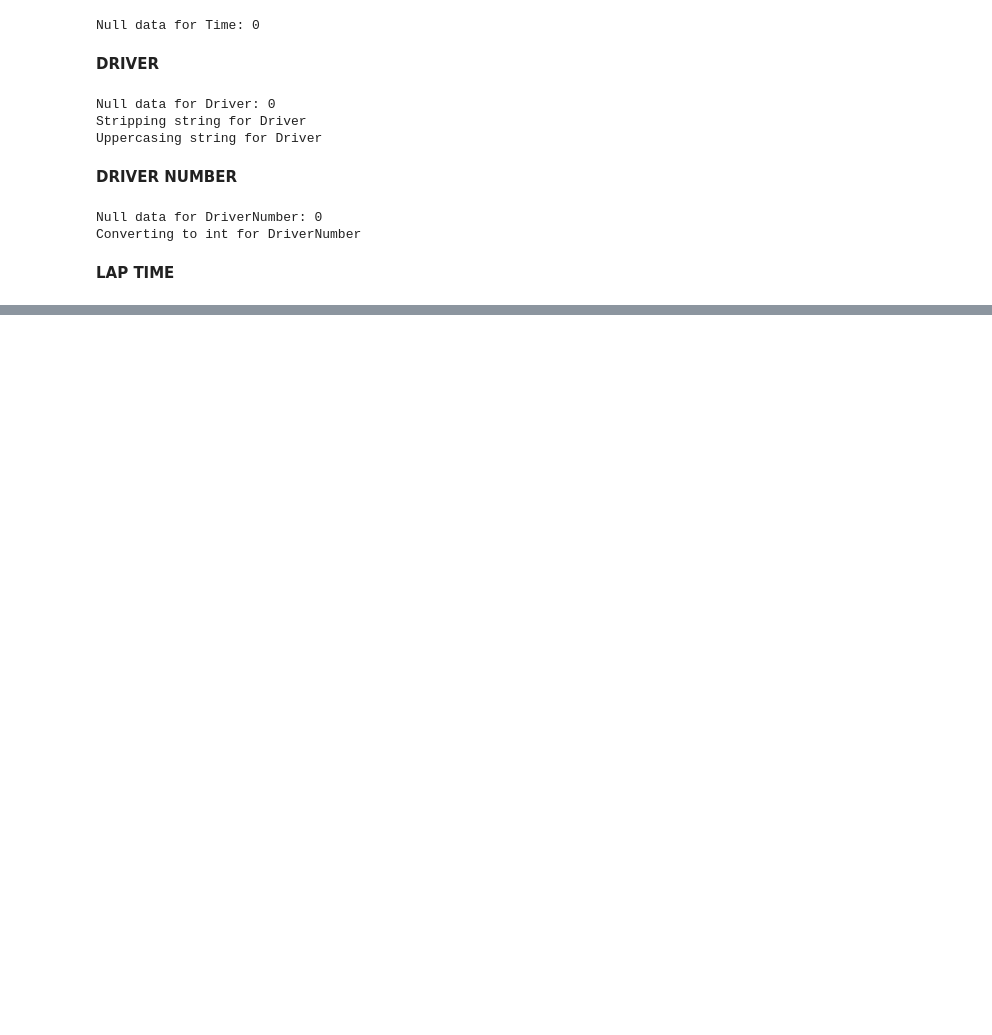
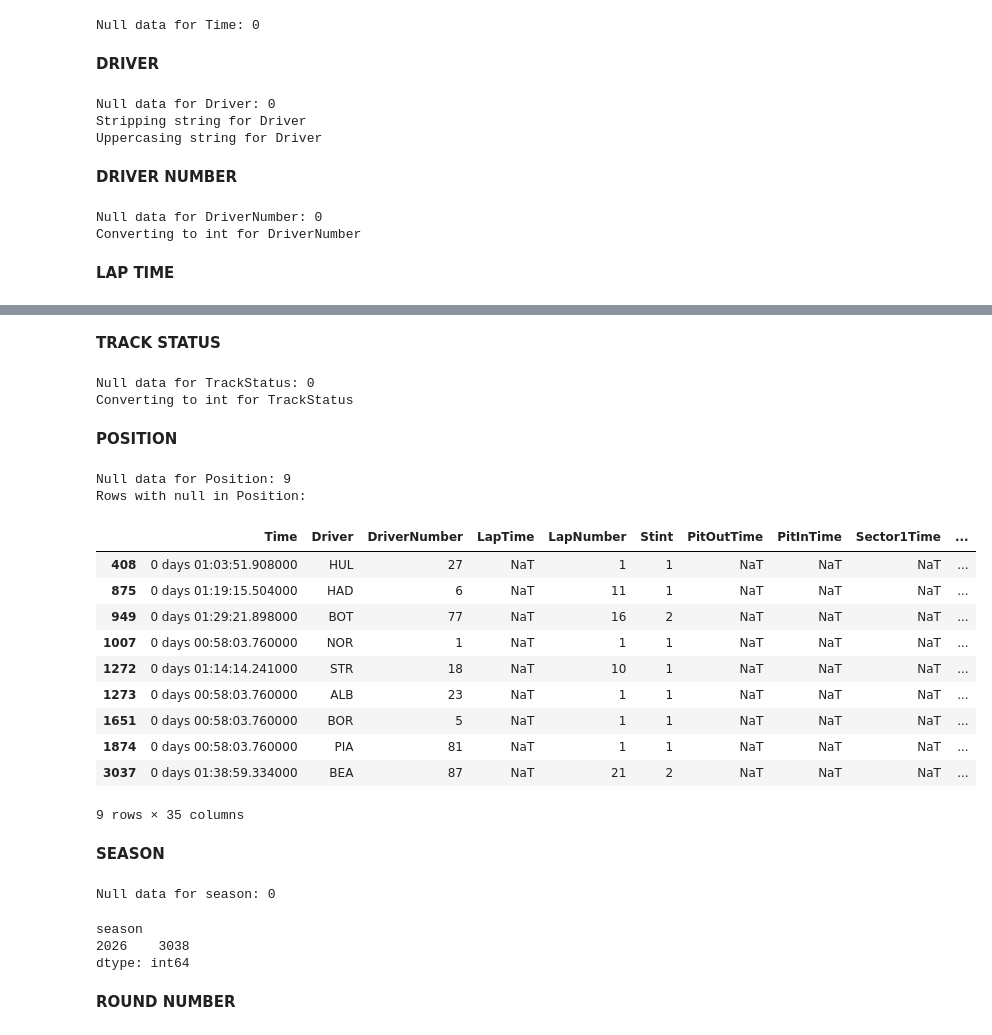
Before and after one commit to Torasputr/f1-data-engineering, a Jupyter notebook: scripts/bronze_to_silver.ipynb, the cells around one changed output, grey strips where cells are left out. Drawn from its saved outputs; the diff is of its cells as text; code cells hidden in the pictures; blank space fills up the shorter version.

```diff
--- a/scripts/bronze_to_silver.ipynb
+++ b/scripts/bronze_to_silver.ipynb
@@ -147,0 +290,4 @@ memory usage: 765.6+ KB
+# %%
+df_silver["Compound"] = strip_string(df_silver["Compound"])
+df_silver["Compound"] = upper_string(df_silver["Compound"])
+df_silver.groupby("Compound").size()
@@ -147,0 +304,3 @@ memory usage: 765.6+ KB
+# %%
+check_null(df_silver["TyreLife"])
+df_silver["TyreLife"] = convert_to_int(df_silver["TyreLife"]).astype(int)
@@ -147,0 +323,4 @@ memory usage: 765.6+ KB
+# %%
+check_null(df_silver["Team"])
+df_silver["Team"] = strip_string(df_silver["Team"])
+df_silver.groupby("Team").size()
@@ -147,0 +343,40 @@ memory usage: 765.6+ KB
+# %% [markdown]
+**TRACK STATUS**
+# %%
+check_null(df_silver["TrackStatus"])
+df_silver["TrackStatus"] = convert_to_int(df_silver["TrackStatus"]).astype(int)
+df_silver["is_green_flag"] = df_silver["TrackStatus"].eq(1)
+# %% [output]
+Null data for TrackStatus: 0
+Converting to int for TrackStatus
+# %% [markdown]
+**POSITION**
+# %%
+check_null(df_silver["Position"])
+df_silver["is_position_not_na"] = df_silver["Position"].notna()
+# %% [output]
+Null data for Position: 9
+Rows with null in Position:
+|  | Time | Driver | DriverNumber | LapTime | LapNumber | Stint | PitOutTime | PitInTime | Sector1Time | ... |
+| 408 | 0 days 01:03:51.908000 | HUL | 27 | NaT | 1 | 1 | NaT | NaT | NaT | ... |
+| 875 | 0 days 01:19:15.504000 | HAD | 6 | NaT | 11 | 1 | NaT | NaT | NaT | ... |
+| 949 | 0 days 01:29:21.898000 | BOT | 77 | NaT | 16 | 2 | NaT | NaT | NaT | ... |
+| 1007 | 0 days 00:58:03.760000 | NOR | 1 | NaT | 1 | 1 | NaT | NaT | NaT | ... |
+| 1272 | 0 days 01:14:14.241000 | STR | 18 | NaT | 10 | 1 | NaT | NaT | NaT | ... |
+| 1273 | 0 days 00:58:03.760000 | ALB | 23 | NaT | 1 | 1 | NaT | NaT | NaT | ... |
+| 1651 | 0 days 00:58:03.760000 | BOR | 5 | NaT | 1 | 1 | NaT | NaT | NaT | ... |
+| 1874 | 0 days 00:58:03.760000 | PIA | 81 | NaT | 1 | 1 | NaT | NaT | NaT | ... |
+| 3037 | 0 days 01:38:59.334000 | BEA | 87 | NaT | 21 | 2 | NaT | NaT | NaT | ... |
+9 rows × 35 columns
+# %% [markdown]
+**SEASON**
+# %%
+check_null(df_silver["season"])
+df_silver.groupby("season").size()
+# %% [output]
+Null data for season: 0
+season
+2026    3038
+dtype: int64
+# %% [markdown]
+**ROUND NUMBER**
```
Also changed, not shown: parts of 34 cells of this notebook, 2 other files.
